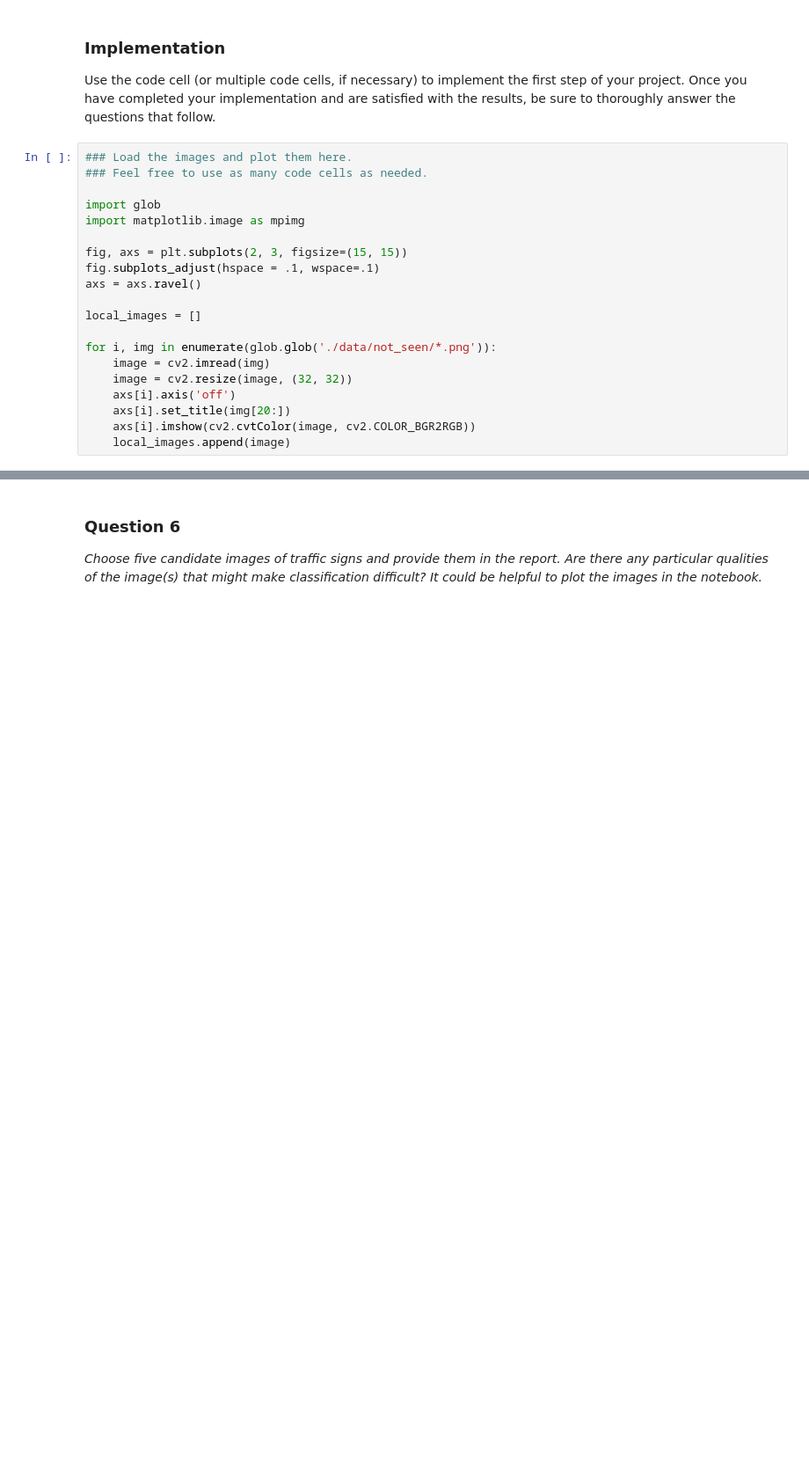
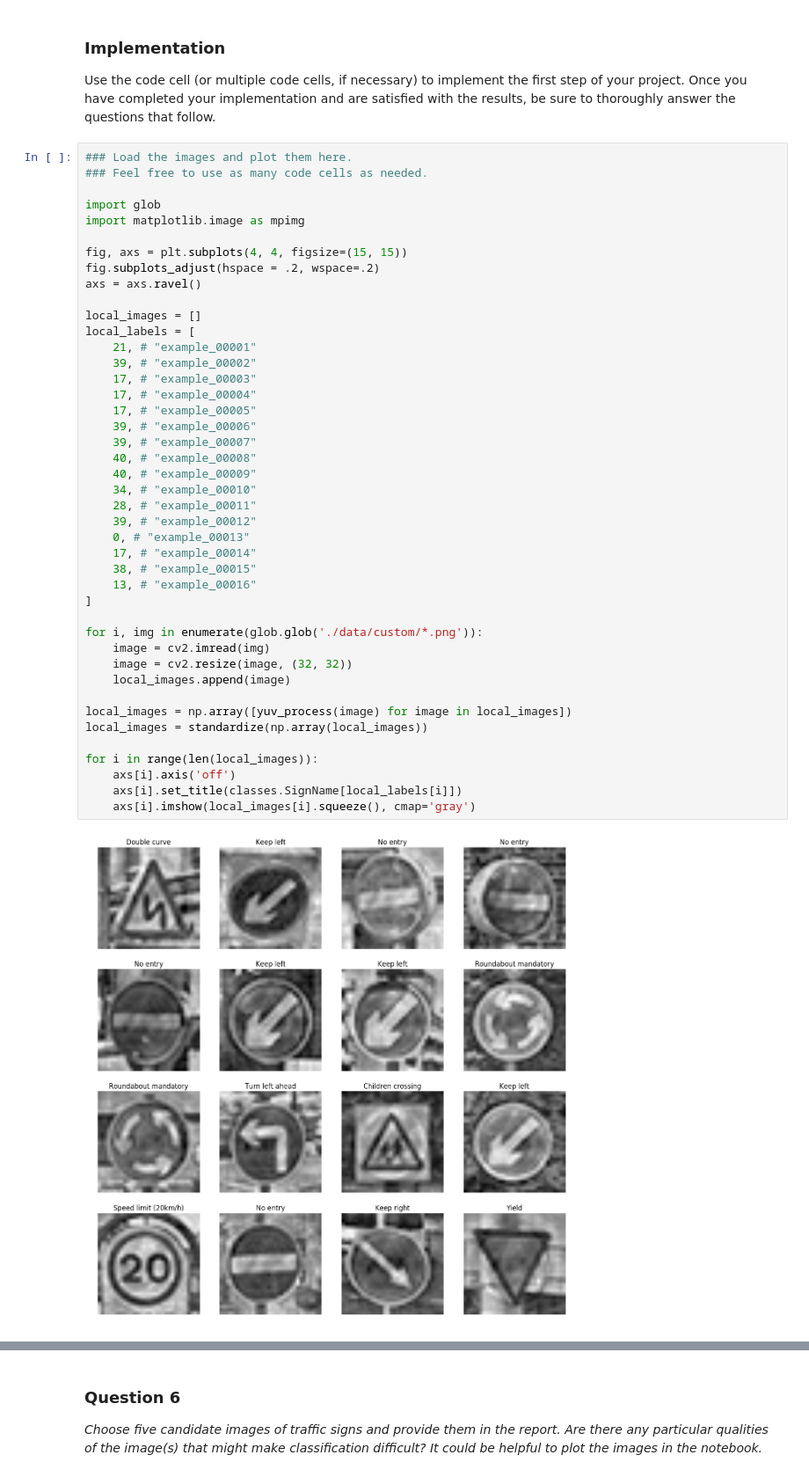
Before and after one commit to taurandat/SDC, a Jupyter notebook: P2_TrafficSigns/Traffic_Sign_Classifier.ipynb, the cells around one changed output, grey strips where cells are left out. Shown at 88% size. Drawn from its saved outputs; the diff is of its cells as text; blank space fills up the shorter version.

```diff
--- a/P2_TrafficSigns/Traffic_Sign_Classifier.ipynb
+++ b/P2_TrafficSigns/Traffic_Sign_Classifier.ipynb
@@ -615,20 +663,45 @@ Use the code cell (or multiple code cells, if necessary) to implement the first
 # %%
 ### Load the images and plot them here.
 ### Feel free to use as many code cells as needed.
 
 import glob
 import matplotlib.image as mpimg
 
-fig, axs = plt.subplots(2, 3, figsize=(15, 15))
-fig.subplots_adjust(hspace = .1, wspace=.1)
+fig, axs = plt.subplots(4, 4, figsize=(15, 15))
+fig.subplots_adjust(hspace = .2, wspace=.2)
 axs = axs.ravel()
 
 local_images = []
+local_labels = [
+    21, # "example_00001"
+    39, # "example_00002"
+    17, # "example_00003"
+    17, # "example_00004"
+    17, # "example_00005"
+    39, # "example_00006"
+    39, # "example_00007"
+    40, # "example_00008"
+    40, # "example_00009"
+    34, # "example_00010"
+    28, # "example_00011"
+    39, # "example_00012"
+    0, # "example_00013"
+    17, # "example_00014"
+    38, # "example_00015"
+    13, # "example_00016"
+]
 
-for i, img in enumerate(glob.glob('./data/not_seen/*.png')):
+for i, img in enumerate(glob.glob('./data/custom/*.png')):
     image = cv2.imread(img)
     image = cv2.resize(image, (32, 32))
+    local_images.append(image)
+
+local_images = np.array([yuv_process(image) for image in local_images])
+local_images = standardize(np.array(local_images))
+
+for i in range(len(local_images)):
     axs[i].axis('off')
-    axs[i].set_title(img[20:])
-    axs[i].imshow(cv2.cvtColor(image, cv2.COLOR_BGR2RGB))
-    local_images.append(image)
+    axs[i].set_title(classes.SignName[local_labels[i]])
+    axs[i].imshow(local_images[i].squeeze(), cmap='gray')
+# %% [output]
+[figure, added]
```
Also changed, not shown: parts of 29 cells of this notebook, 36 other files.
